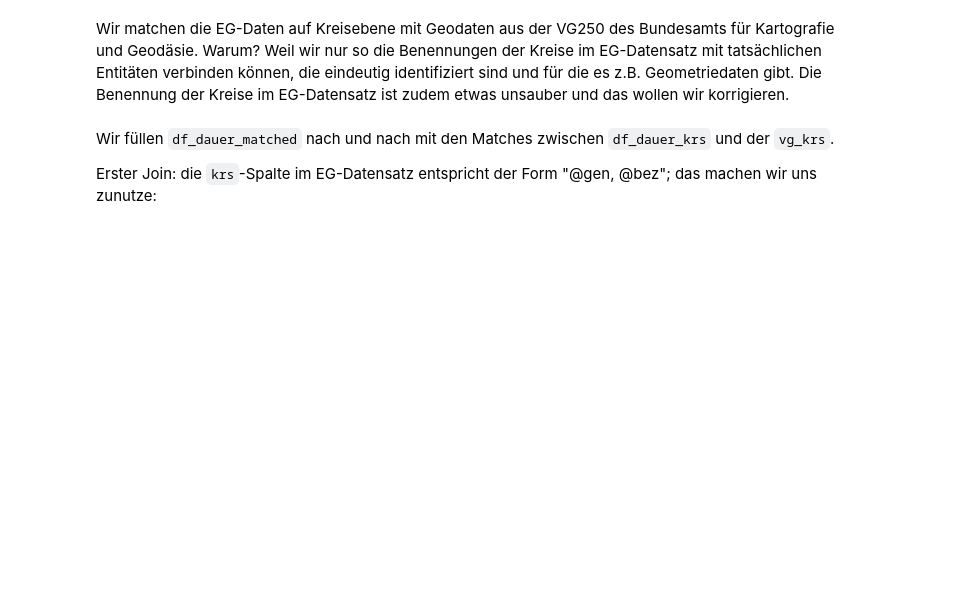
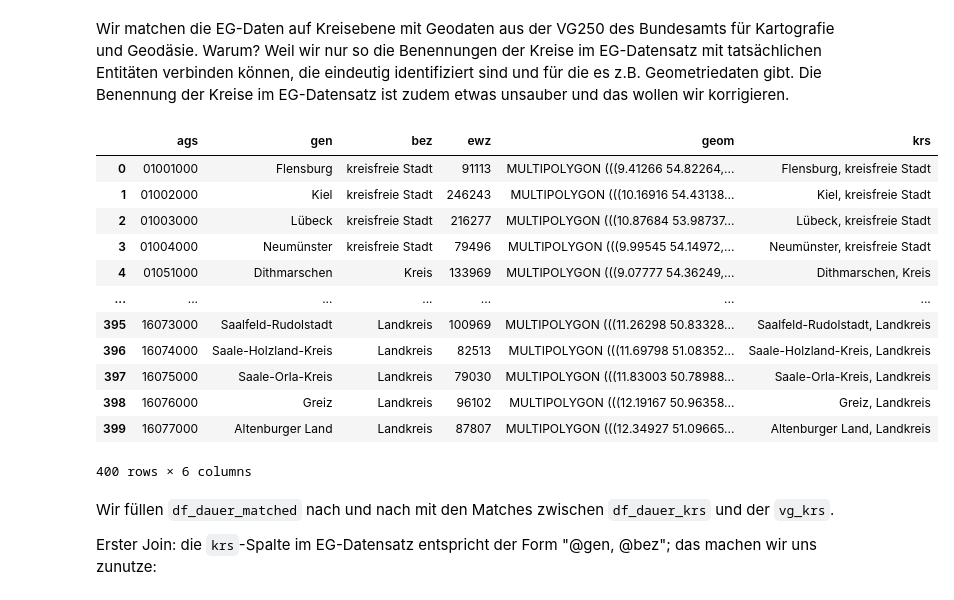
Before and after one commit to andmbg/elternsein, a Jupyter notebook: notebooks/scratch.ipynb, the cells around one changed output. Cells and saved outputs as stored; diff of their text form; code cells hidden in the pictures; blank space fills up the shorter version.

```diff
--- a/notebooks/scratch.ipynb
+++ b/notebooks/scratch.ipynb
@@ -245,30 +236,44 @@ Es könnte daher lohnen, einmal auf Männer insgesamt zu gucken (auch wenn da bi
 Wir matchen die EG-Daten auf Kreisebene mit Geodaten aus der VG250 des Bundesamts für Kartografie und Geodäsie. Warum? Weil wir nur so die Benennungen der Kreise im EG-Datensatz mit tatsächlichen Entitäten verbinden können, die eindeutig identifiziert sind und für die es z.B. Geometriedaten gibt. Die Benennung der Kreise im EG-Datensatz ist zudem etwas unsauber und das wollen wir korrigieren.
 # %%
 # Geodaten laden:
-vg_krs = gpd.read_file("../data/raw/vg250-ew_12-31.utm32s.shape.ebenen/vg250-ew_ebenen_1231/VG250_KRS.shp").to_crs(epsg=4326)
+vg_krs = gpd.read_parquet(bkg_source["processed_file"]).to_crs(epsg=4326)
 
 # Seegebiete ausschließen:
 vg_krs = vg_krs.loc[vg_krs.GF.ne(2)]
 
 # schönere Spaltennamen:
 columns = {
     "AGS_0": "ags",
     "GEN": "gen",
     "BEZ": "bez",
     "EWZ": "ewz",
     "geometry": "geom",
 }
 vg_krs = vg_krs.filter(columns).rename(columns, axis=1)
 
 # Unser erster Match-Versuch nutzt die Tatsache, dass im EG-Datensatz die Kreise benannt sind nach der Form:
 # "<NAME>, <BEZEICHNUNG>".
 # Wir konstruieren im gdf eine neue Spalte aus "gen" & "bez", die das reproduziert.
 
 # Dafür müssen wir die Großschreibung korrigieren:
 vg_krs.loc[vg_krs.bez.eq("Kreisfreie Stadt"), "bez"] = "kreisfreie Stadt"
 
 vg_krs["krs"] = vg_krs.gen + ", " + vg_krs.bez
 vg_krs
+# %% [output]
+|  | ags | gen | bez | ewz | geom | krs |
+| 0 | 01001000 | Flensburg | kreisfreie Stadt | 91113 | MULTIPOLYGON (((9.41266 54.82264,... | Flensburg, kreisfreie Stadt |
+| 1 | 01002000 | Kiel | kreisfreie Stadt | 246243 | MULTIPOLYGON (((10.16916 54.43138... | Kiel, kreisfreie Stadt |
+| 2 | 01003000 | Lübeck | kreisfreie Stadt | 216277 | MULTIPOLYGON (((10.87684 53.98737... | Lübeck, kreisfreie Stadt |
+| 3 | 01004000 | Neumünster | kreisfreie Stadt | 79496 | MULTIPOLYGON (((9.99545 54.14972,... | Neumünster, kreisfreie Stadt |
+| 4 | 01051000 | Dithmarschen | Kreis | 133969 | MULTIPOLYGON (((9.07777 54.36249,... | Dithmarschen, Kreis |
+| ... | ... | ... | ... | ... | ... | ... |
+| 395 | 16073000 | Saalfeld-Rudolstadt | Landkreis | 100969 | MULTIPOLYGON (((11.26298 50.83328... | Saalfeld-Rudolstadt, Landkreis |
+| 396 | 16074000 | Saale-Holzland-Kreis | Landkreis | 82513 | MULTIPOLYGON (((11.69798 51.08352... | Saale-Holzland-Kreis, Landkreis |
+| 397 | 16075000 | Saale-Orla-Kreis | Landkreis | 79030 | MULTIPOLYGON (((11.83003 50.78988... | Saale-Orla-Kreis, Landkreis |
+| 398 | 16076000 | Greiz | Landkreis | 96102 | MULTIPOLYGON (((12.19167 50.96358... | Greiz, Landkreis |
+| 399 | 16077000 | Altenburger Land | Landkreis | 87807 | MULTIPOLYGON (((12.34927 51.09665... | Altenburger Land, Landkreis |
+400 rows × 6 columns
 # %% [markdown]
 Wir füllen `df_dauer_matched` nach und nach mit den Matches zwischen `df_dauer_krs` und der `vg_krs`.
 
```
Also changed, not shown: parts of 19 cells of this notebook, 3 other files.
